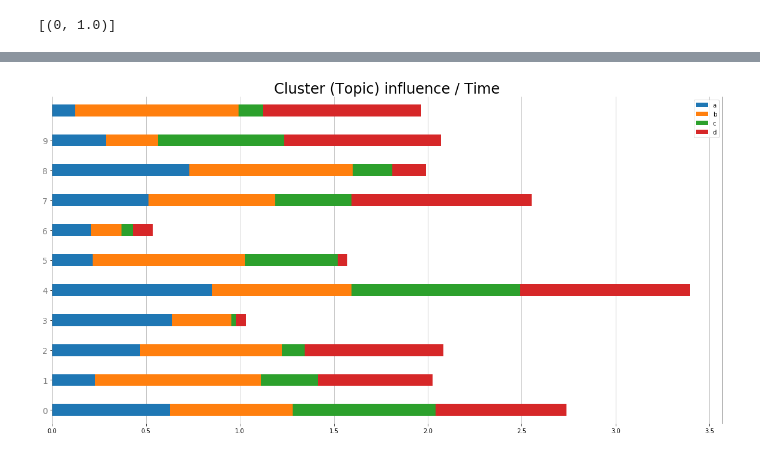
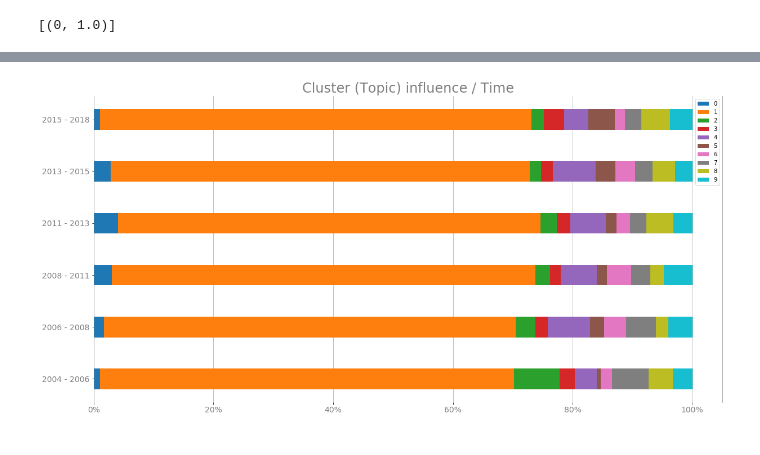
Before and after one commit to pchampio/EGC-2020, a Jupyter notebook: summary.ipynb, the cells around one changed output, grey strips where cells are left out. Drawn from its saved outputs; the diff is of its cells as text; code cells hidden in the pictures.

Commit message:
:sparkles: Plot Cluster (Topic) influence over time, need to label the LDA and the kMeans
Former-commit-id: 81aea07db4f34ceb52e8d09c31770df7106d0766

```diff
--- a/summary.ipynb
+++ b/summary.ipynb
@@ -223,19 +210,0 @@ Silhouette Coefficient: 0.1697486310281348
-# %%
-start = pd.Timestamp('2004')
-end = pd.Timestamp('2018')
-t = np.linspace(start.value, end.value, 7)
-t = pd.to_datetime(t).year
-display(t)
-
-for start, end in zip(t[:-1], t[1:]):
-    _splited_df = df.query('year >= '+ str(start) + ' & year < ' + str(end+1))
-    print("\nfrom {} to {}".format(start, end))
-    display(pd.concat([_splited_df.head(3), _splited_df.tail(3)])[['year', 'title', 'pred']].head())
-    display(_splited_df['pred'])
-    a = _splited_df.groupby(['pred']).count().head()
-    display(a.index)
-    display(a.series)
-    # for name, values in _splited_df.iterrows():
-        # print(name, values['year'])
-        # print(name, values['pred'])
-    break
@@ -276,20 +265,33 @@ Name: series, dtype: int64
 # %%
-df2 = pd.DataFrame(np.random.rand(11, 4), columns=['a', 'b', 'c', 'd'])
-df2.plot.barh(stacked=True, figsize=(20, 10), width=0.4, )
-tick_x = []
-for __ in range(0,10,1):
-    tick_x.append(abs(__))
-plt.yticks(range(0, 10, 1), tick_x, fontsize=14, rotation=0, color='gray')
+from matplotlib.ticker import FuncFormatter
+
+# To percent
+df_label_count_sampled_year = df_label_count_sampled_year.apply(lambda x: x / x.sum(), axis=1)
+
+# Plot
+df_label_count_sampled_year.plot.barh(stacked=True, figsize=(20, 10), width=0.4)
+plt.title('Cluster (Topic) influence / Time', fontsize= 24, color='gray')
+
+## PlotSwagg ##
+plt.yticks(fontsize=14, rotation=0, color='gray')
+plt.xticks(fontsize=14, rotation=0, color='gray')
+
+# Cleanest Percent
+plt.gca().xaxis.set_major_formatter(FuncFormatter(lambda y, _: '{:.0%}'.format(y)))
+
+# Less border
 plt.gca().xaxis.grid(True)
 plt.gca().spines['top'].set_visible(False)
 plt.gca().spines['bottom'].set_visible(False)
 plt.gca().spines['left'].set_edgecolor('gray')
 plt.gca().spines['right'].set_edgecolor('gray')
+
+# Percent line under the barH
 plt.gca().set_axisbelow(True)
-plt.title('Cluster (Topic) influence / Time', fontsize= 24)
+
 plt.show()
 # %% [output]
-[figure, old version]
+[figure, new version]
 # %%
 # BIG Dump :poop:
 if False:
```
Also changed, not shown: parts of 7 cells of this notebook.
